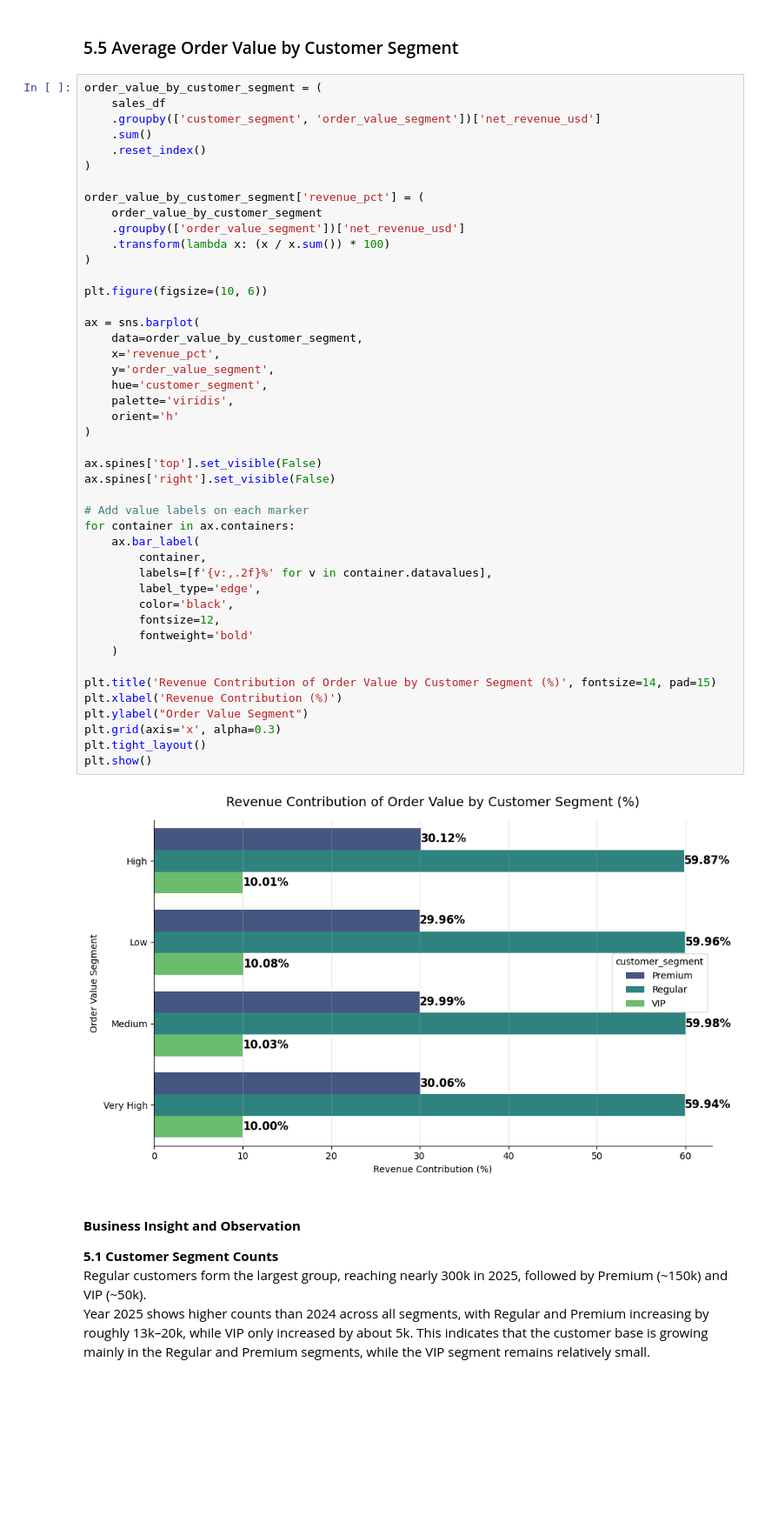
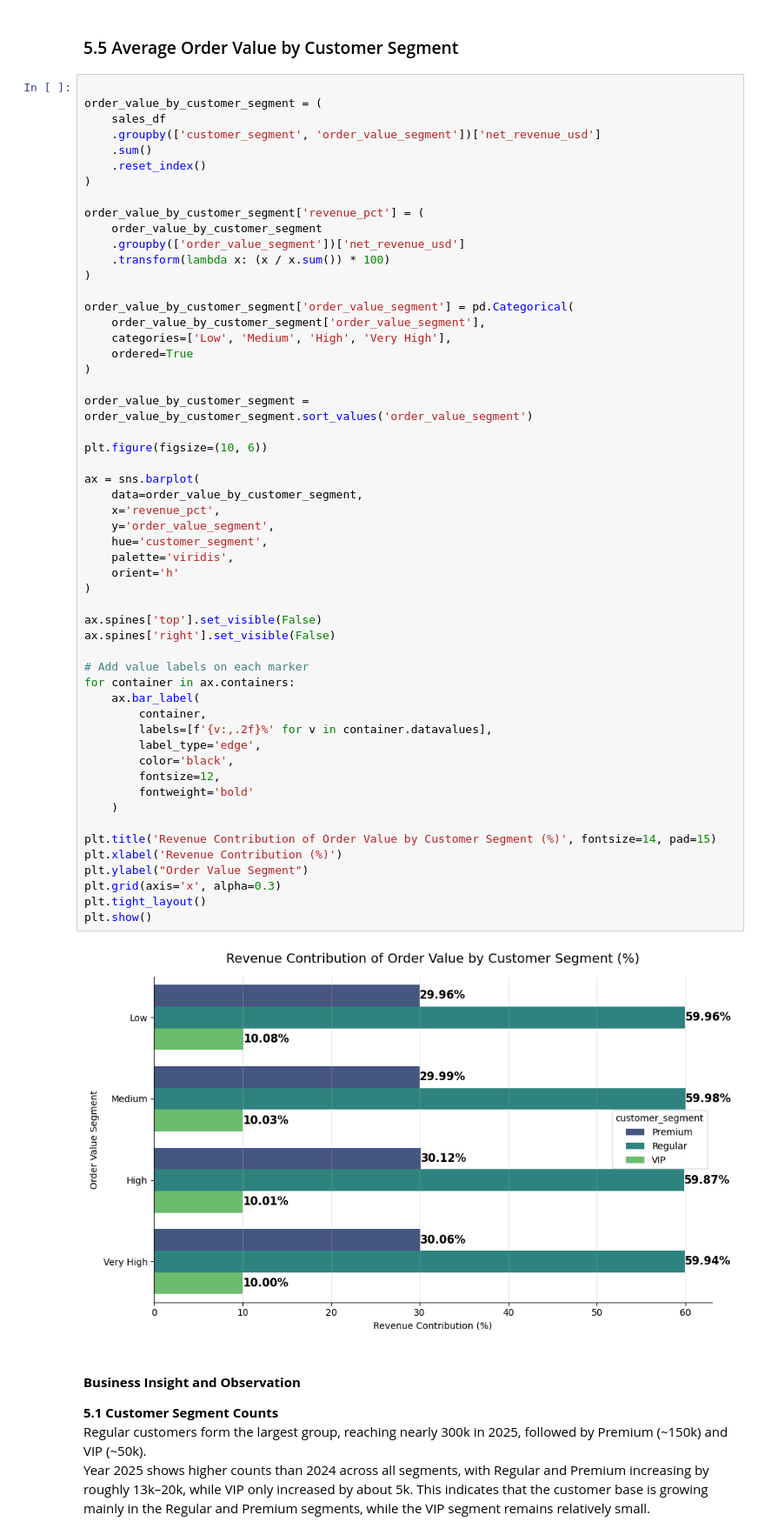
Before and after one commit to judiellegaspina/Ecommerce-EDA-and-Sales-Prediction, a Jupyter notebook: 05_Sales_Analysis.ipynb, the cells around one changed output. Shown at 87% size. Cells and saved outputs as stored; diff of their text form; blank space fills up the shorter version.

Commit message:
add customer order

```diff
--- a/05_Sales_Analysis.ipynb
+++ b/05_Sales_Analysis.ipynb
@@ -828,6 +828,7 @@ plt.show()
 # %% [markdown]
 ### 5.5 Average Order Value by Customer Segment
 # %%
+
 order_value_by_customer_segment = (
     sales_df
     .groupby(['customer_segment', 'order_value_segment'])['net_revenue_usd']
@@ -840,40 +841,48 @@ order_value_by_customer_segment['revenue_pct'] = (
     .groupby(['order_value_segment'])['net_revenue_usd']
     .transform(lambda x: (x / x.sum()) * 100)
 )
+
+order_value_by_customer_segment['order_value_segment'] = pd.Categorical(
+    order_value_by_customer_segment['order_value_segment'],
+    categories=['Low', 'Medium', 'High', 'Very High'],
+    ordered=True
+)
+
+order_value_by_customer_segment = order_value_by_customer_segment.sort_values('order_value_segment')
 
 plt.figure(figsize=(10, 6))
 
 ax = sns.barplot(
     data=order_value_by_customer_segment,
     x='revenue_pct',
     y='order_value_segment',
     hue='customer_segment',
     palette='viridis',
     orient='h'
 )
 
 ax.spines['top'].set_visible(False)
 ax.spines['right'].set_visible(False)
 
 # Add value labels on each marker
 for container in ax.containers:
     ax.bar_label(
         container,
         labels=[f'{v:,.2f}%' for v in container.datavalues],
         label_type='edge',
         color='black',
         fontsize=12,
         fontweight='bold'
     )
 
 plt.title('Revenue Contribution of Order Value by Customer Segment (%)', fontsize=14, pad=15)
 plt.xlabel('Revenue Contribution (%)')
 plt.ylabel("Order Value Segment")
 plt.grid(axis='x', alpha=0.3)
 plt.tight_layout()
 plt.show()
 # %% [output]
-[figure, old version]
+[figure, new version]
 # %% [markdown]
 #### **Business Insight and Observation**
 
```
Also changed, not shown: parts of 1 cell of this notebook.
